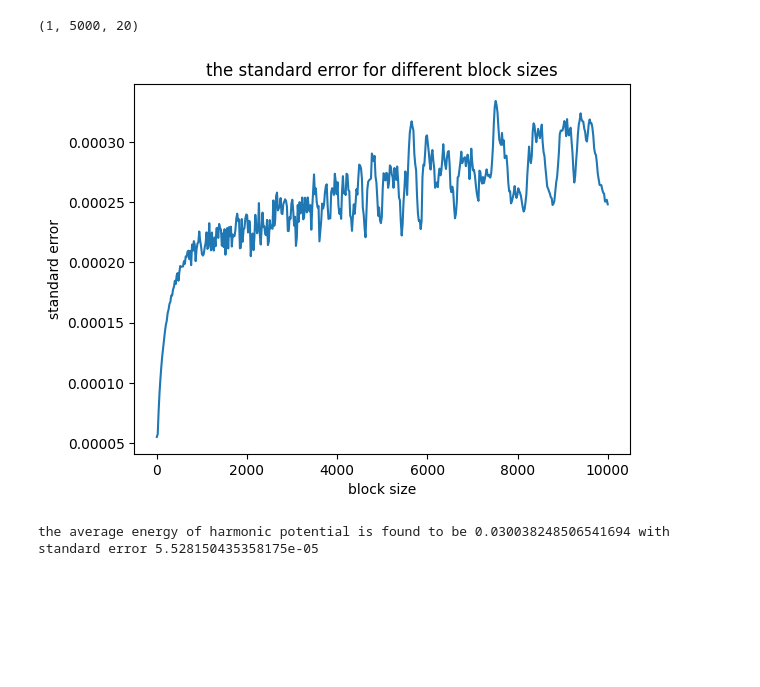
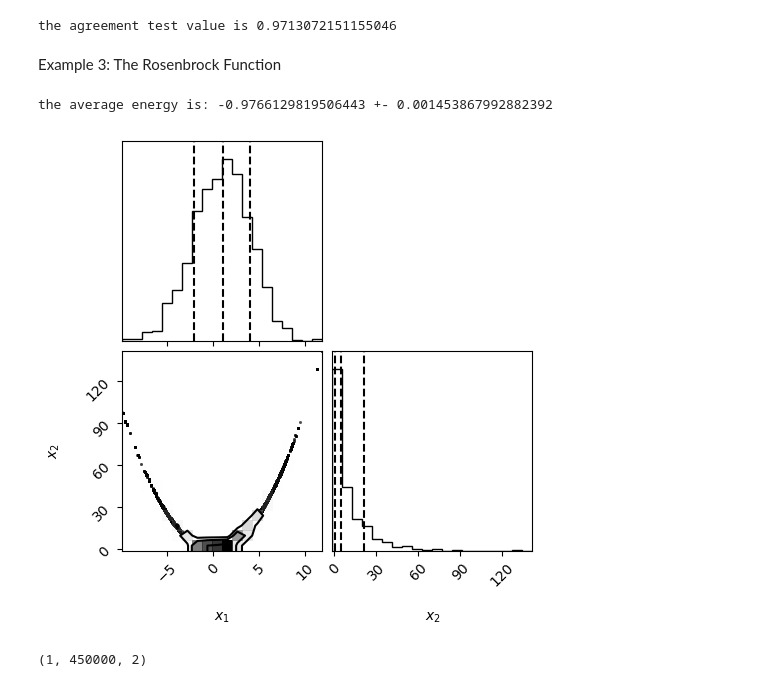
Before and after one commit to Shengzhu2021/QMC, a Jupyter notebook: example.ipynb, the cells around one changed output. Cells and saved outputs as stored; diff of their text form; code cells hidden in the pictures; blank space fills up the shorter version.

```diff
--- a/example.ipynb
+++ b/example.ipynb
@@ -50,0 +113,9 @@ def harmonic_lnp(params):
+# %%
+# perform agreement test w/ c++ code
+mu_ring = -0.00030795
+sig_ring = 0.00004486
+print(f'the agreement test value is {agreement_test(avg_v, mu_ring, err, sig_ring)}')
+# %% [output]
+the agreement test value is 0.9713072151155046
+# %% [markdown]
+Example 3: The Rosenbrock Function
@@ -51 +130,50 @@ def harmonic_lnp(params):
+# %%
+# define a QMCState that is a 2-dimensional rosenbrock function
+rosenbrock_state = QMCState(2, rosenbrock_lnp, np.zeros(2)) # setup the QMCState
+
+# setup simulation parameters
+ndim = 2  # number of parameters in the model
+nwalkers = 5  # number of MCMC walkers
+nburn = 10000  # "burn-in" period to let chains stabilize
+nsteps = 100000  # number of MCMC steps to take
+
+# setup starting guesses randomly
+sg = np.random.random((nwalkers, ndim))
+starting_guesses = set_up_starting_guesses(rosenbrock_state, sg)
+
+# setup sampler and run mcmc
+sampler = QMCSampler(nwalkers, rosenbrock_state, gaussian=True)
+sampler.run_qmc(starting_guesses, nsteps)
+
+# get the trace after the chain stablizes
+qmc_rosenbrock_trace = sampler.chain[nburn:, :]
+# %%
+# calculate the average potential energy and the associated error
+v_arr = []
+
+for i in range(90000):
+    for j in range(5):
+        v = qmc_rosenbrock_trace[i, j].lnL
+        v_arr.append(v)
+avg_v = np.mean(v_arr)
+err = np.std(v_arr)/np.sqrt(90000*5)
+print(f'the average energy is: {avg_v} +- {err}')
+# %% [output]
+the average energy is: -0.9766129819506443 +- 0.001453867992882392
+# %%
+# visulize the sampled density
+qmc_chain = []
+for i in range(90000):
+    for j in range(5):
+        x1, x2 = qmc_rosenbrock_trace[i, j].p
+        qmc_chain.append([x1, x2])
+fig = corner.corner(
+    np.array(qmc_chain), quantiles=[0.16, 0.5, 0.84],
+    labels=[
+        r"$x_{1}$",
+        r"$x_{2}$",
+    ]
+)
+# %% [output]
+[figure, added]
 # %%
@@ -84,21 +205,4 @@ def harmonic_potential(params):
 # %%
-print(np.shape(qmc_trace_harmonic))
+print(np.shape(emcee_trace))
 # %% [output]
-(1, 5000, 20)
+(1, 450000, 2)
-# %%
-harmonic_block = Blocking(qmc_trace_harmonic.flatten(), harmonic_potential, 10000, block_gap=20)
-bss, vars, means = harmonic_block.statistics()
-plt.title('the standard error for different block sizes')
-plt.xlabel('block size')
-plt.ylabel('standard error')
-plt.plot(bss, vars)
-plt.show()
-# %% [output]
-[figure, removed]
-# %%
-energies = np.array([harmonic_potential(qmc_trace_harmonic.flatten()[i].p) for i in range(len(qmc_trace_harmonic.flatten()))])
-harmonic_mean = np.mean(energies)
-std_err = np.sqrt(np.var(energies)/len(energies))
-print(f'the average energy of harmonic potential is found to be {harmonic_mean} with standard error {std_err}')
-# %% [output]
-the average energy of harmonic potential is found to be 0.030038248506541694 with standard error 5.528150435358175e-05
```
Also changed, not shown: parts of 19 cells of this notebook, 1 other file.
